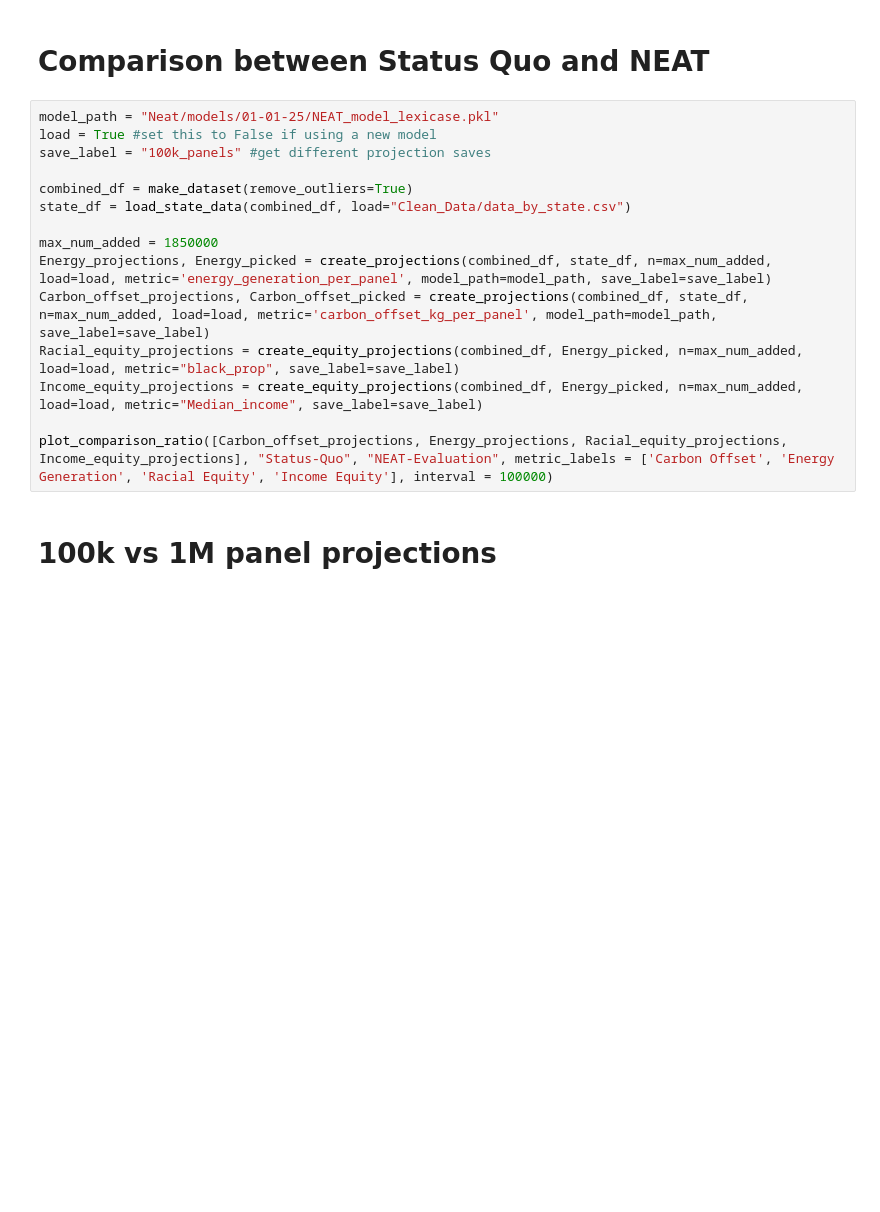
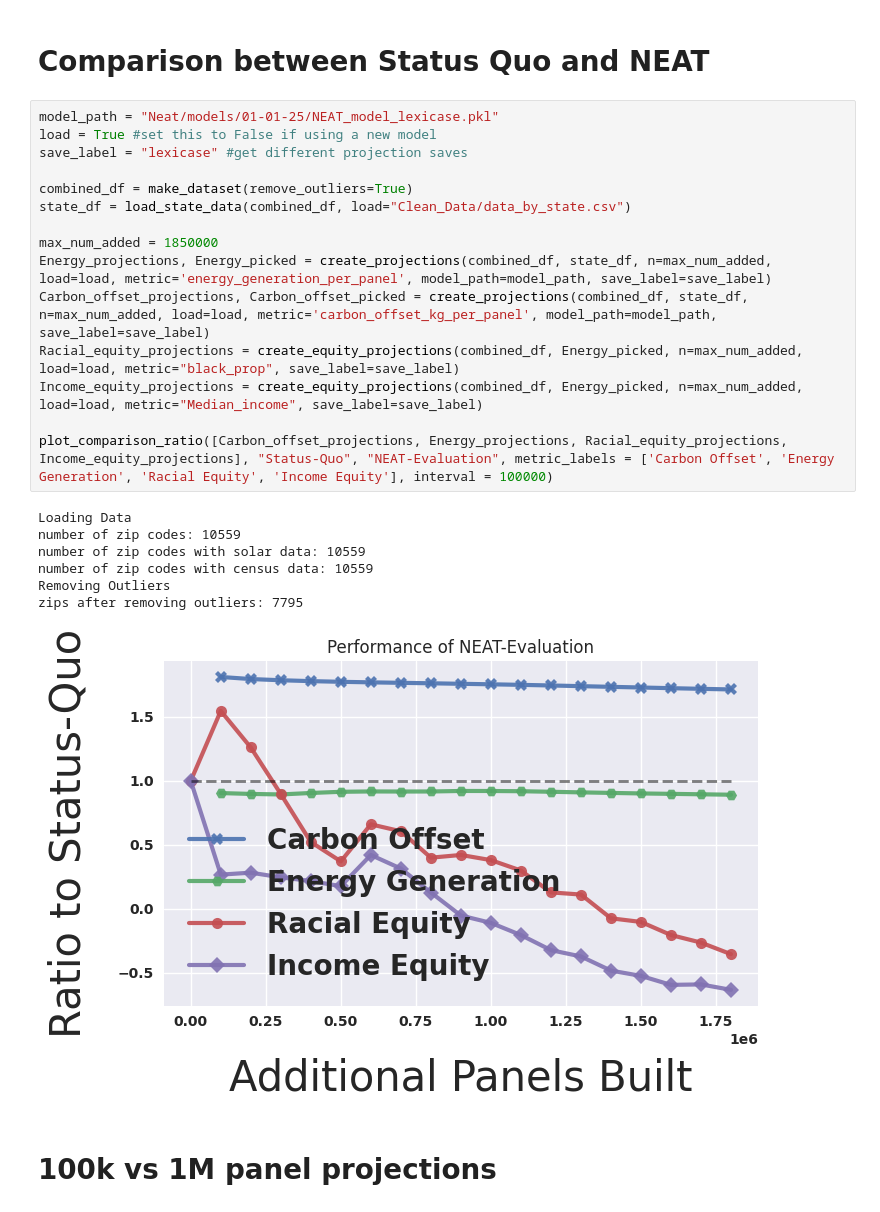
Before and after one commit to escapeprograms/SunSight, a Jupyter notebook: Visualization/neat_visualize.ipynb, the cells around one changed output. Cells and saved outputs as stored; diff of their text form; blank space fills up the shorter version.

```diff
--- a/Visualization/neat_visualize.ipynb
+++ b/Visualization/neat_visualize.ipynb
@@ -36,18 +36,26 @@ percentage relative to status-quo: 1.0397063326374392
 # %%
 model_path = "Neat/models/01-01-25/NEAT_model_lexicase.pkl"
 load = True #set this to False if using a new model
-save_label = "100k_panels" #get different projection saves
+save_label = "lexicase" #get different projection saves
 
 combined_df = make_dataset(remove_outliers=True)
 state_df = load_state_data(combined_df, load="Clean_Data/data_by_state.csv")
 
 max_num_added = 1850000
 Energy_projections, Energy_picked = create_projections(combined_df, state_df, n=max_num_added, load=load, metric='energy_generation_per_panel', model_path=model_path, save_label=save_label)
 Carbon_offset_projections, Carbon_offset_picked = create_projections(combined_df, state_df, n=max_num_added, load=load, metric='carbon_offset_kg_per_panel', model_path=model_path, save_label=save_label)
 Racial_equity_projections = create_equity_projections(combined_df, Energy_picked, n=max_num_added, load=load, metric="black_prop", save_label=save_label)
 Income_equity_projections = create_equity_projections(combined_df, Energy_picked, n=max_num_added, load=load, metric="Median_income", save_label=save_label)
 
 plot_comparison_ratio([Carbon_offset_projections, Energy_projections, Racial_equity_projections, Income_equity_projections], "Status-Quo", "NEAT-Evaluation", metric_labels = ['Carbon Offset', 'Energy Generation', 'Racial Equity', 'Income Equity'], interval = 100000)
+# %% [output]
+Loading Data
+number of zip codes: 10559
+number of zip codes with solar data: 10559
+number of zip codes with census data: 10559
+Removing Outliers
+zips after removing outliers: 7795
+[figure, added]
 # %% [markdown]
 # 100k vs 1M panel projections
 # %%
```
Also changed, not shown: 29 other files.
